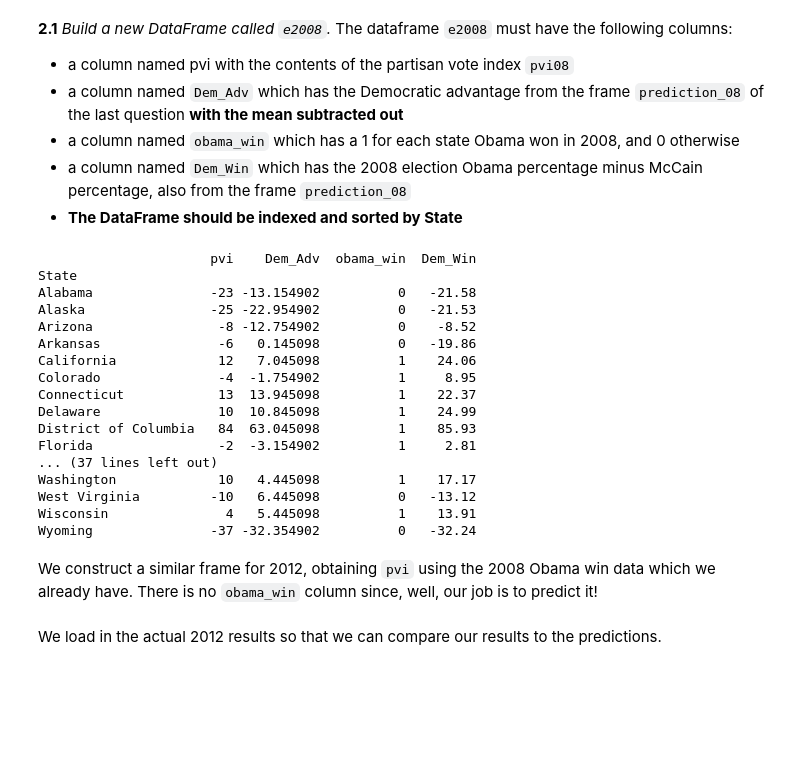
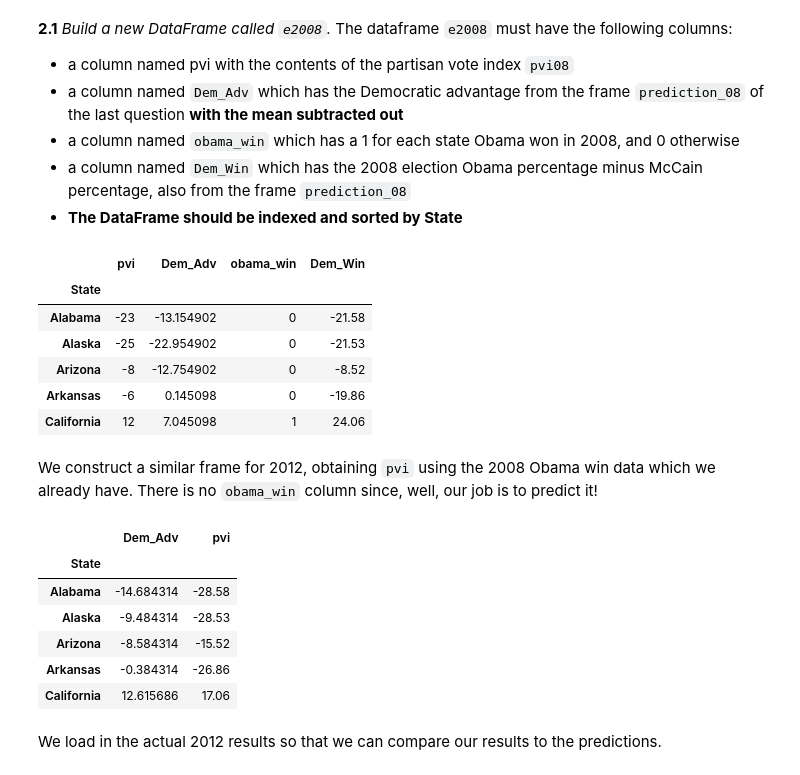
Before and after one commit to hiroshi-ishiiadajar/content, a Jupyter notebook: HW2.ipynb, the cells around one changed output. Drawn from its saved outputs; the diff is of its cells as text; code cells hidden in the pictures; blank space fills up the shorter version.

```diff
--- a/HW2.ipynb
+++ b/HW2.ipynb
@@ -827,28 +827,19 @@ dtype: int64
 # %%
 #your code here
 e2008 = pd.DataFrame(pvi08, columns=['pvi'])
 e2008['Dem_Adv'] = prediction_08.Dem_Adv - prediction_08.Dem_Adv.mean()
 e2008['obama_win'] = (prediction_08.Dem_Win > 0).astype(int)
 e2008['Dem_Win'] = prediction_08.Dem_Win
-#print e2008
+e2008 = e2008.sort_index()
+e2008.head()
 # %% [output]
-                      pvi    Dem_Adv  obama_win  Dem_Win
-State
-Alabama               -23 -13.154902          0   -21.58
-Alaska                -25 -22.954902          0   -21.53
-Arizona                -8 -12.754902          0    -8.52
-Arkansas               -6   0.145098          0   -19.86
-California             12   7.045098          1    24.06
-Colorado               -4  -1.754902          1     8.95
-Connecticut            13  13.945098          1    22.37
-Delaware               10  10.845098          1    24.99
-District of Columbia   84  63.045098          1    85.93
-Florida                -2  -3.154902          1     2.81
-... (37 lines left out)
-Washington             10   4.445098          1    17.17
-West Virginia         -10   6.445098          0   -13.12
-Wisconsin               4   5.445098          1    13.91
-Wyoming               -37 -32.354902          0   -32.24
+|  | pvi | Dem_Adv | obama_win | Dem_Win |
+| State |  |  |  |  |
+| Alabama | -23 | -13.154902 | 0 | -21.58 |
+| Alaska | -25 | -22.954902 | 0 | -21.53 |
+| Arizona | -8 | -12.754902 | 0 | -8.52 |
+| Arkansas | -6 | 0.145098 | 0 | -19.86 |
+| California | 12 | 7.045098 | 1 | 24.06 |
 # %% [markdown]
 We construct a similar frame for 2012, obtaining `pvi` using the 2008 Obama win data which we already have. There is no `obama_win` column since, well, our job is to predict it!
 # %%
@@ -856,6 +847,14 @@ pvi12 = e2008.Dem_Win - (national_results.xs(2008)['Dem'] - national_results.xs(
 e2012 = pd.DataFrame(dict(pvi=pvi12, Dem_Adv=gallup_2012.Dem_Adv - gallup_2012.Dem_Adv.mean()))
 e2012 = e2012.sort_index()
 e2012.head()
+# %% [output]
+|  | Dem_Adv | pvi |
+| State |  |  |
+| Alabama | -14.684314 | -28.58 |
+| Alaska | -9.484314 | -28.53 |
+| Arizona | -8.584314 | -15.52 |
+| Arkansas | -0.384314 | -26.86 |
+| California | 12.615686 | 17.06 |
 # %% [markdown]
 We load in the actual 2012 results so that we can compare our results to the predictions.
 # %%
```
Also changed, not shown: parts of 9 cells of this notebook.
